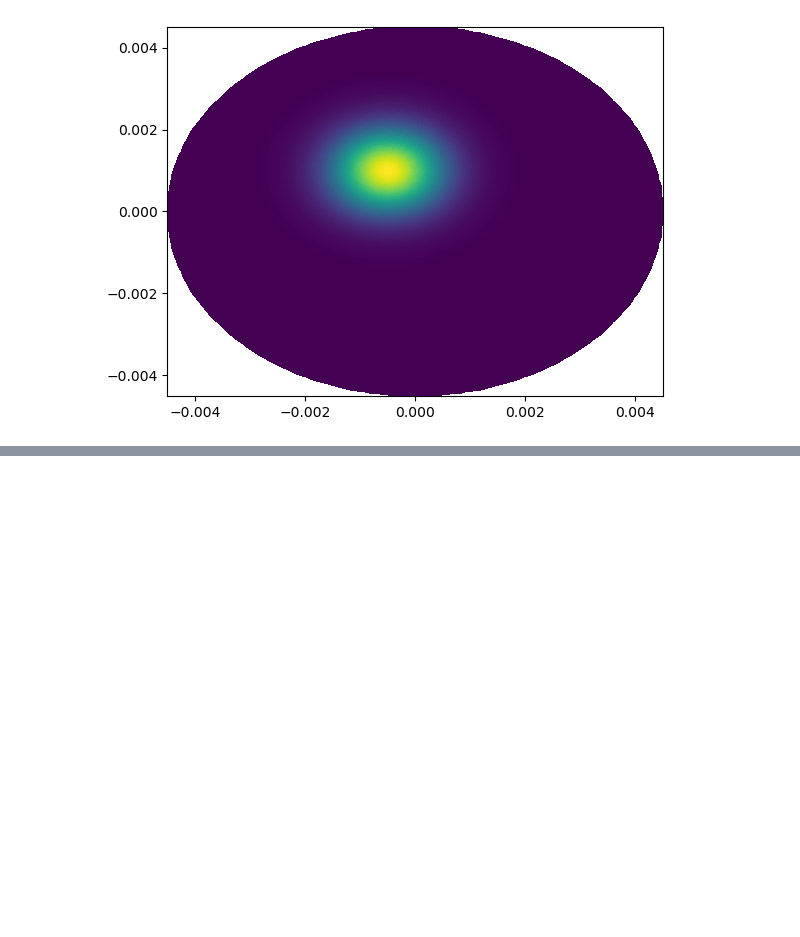
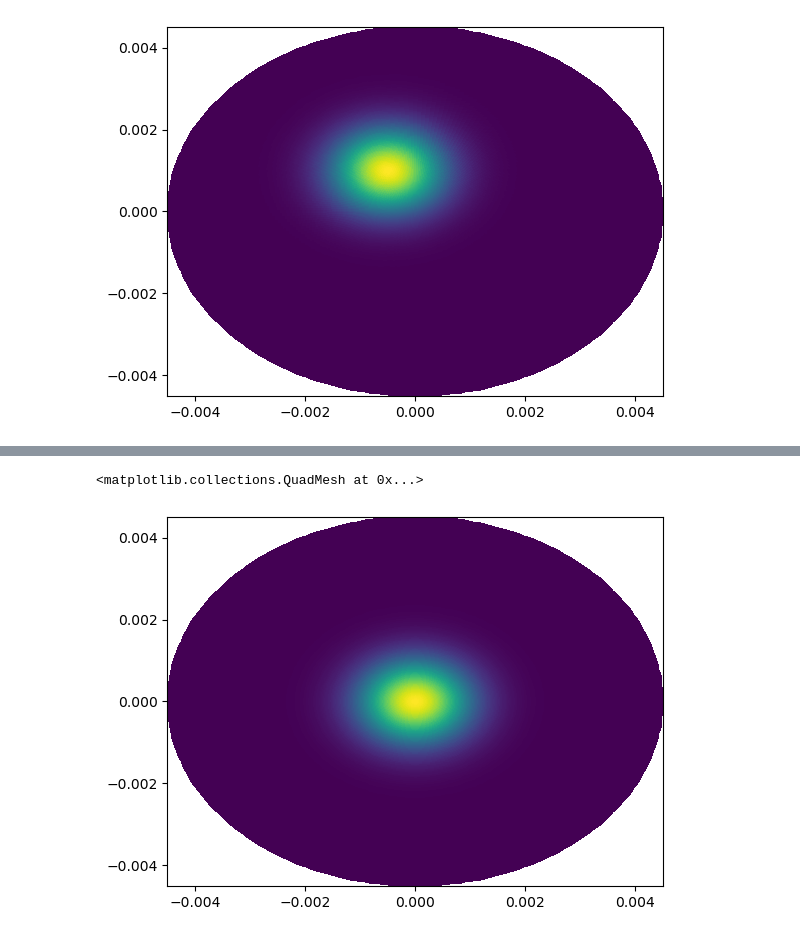
Before and after one commit to schatteburg/field_integrals, a Jupyter notebook: test_interpolation.ipynb, the cells around one changed output, grey strips where cells are left out. Cells and saved outputs as stored; diff of their text form; code cells hidden in the pictures; blank space fills up the shorter version.

```diff
--- a/test_interpolation.ipynb
+++ b/test_interpolation.ipynb
@@ -47,0 +52,23 @@ plt.pcolormesh(Rs*np.cos(Phis), Rs*np.sin(Phis), myfield4_interp)
+# %%
+# domain boundaries
+Xmax = 4.5e-3
+Ymax = Xmax
+
+Rmax = Xmax
+# %%
+# coordinates
+nx = 51
+ny = 53
+xs = np.linspace(-Xmax, Xmax, nx)
+ys = np.linspace(-Ymax, Ymax, ny)
+Xs, Ys = np.meshgrid(xs, ys)
+
+# nr = (nx+1)//2
+nr = 201
+nphi = 200
+rs = np.linspace(0, Rmax, nr)
+phis = np.linspace(0, 2*np.pi, nphi, endpoint=False)
+Rs, Phis = np.meshgrid(rs, phis)
+# %%
+w=1e-3
+myfield5 = np.exp(-Rs**2/w**2)
@@ -47,0 +80,5 @@ plt.pcolormesh(Rs*np.cos(Phis), Rs*np.sin(Phis), myfield4_interp)
+# %%
+plt.pcolormesh(Rs*np.cos(Phis), Rs*np.sin(Phis), myfield5)
+# %% [output]
+<matplotlib.collections.QuadMesh at 0x...>
+[figure, added]
```
Also changed, not shown: parts of 5 cells of this notebook, 1 other file.
